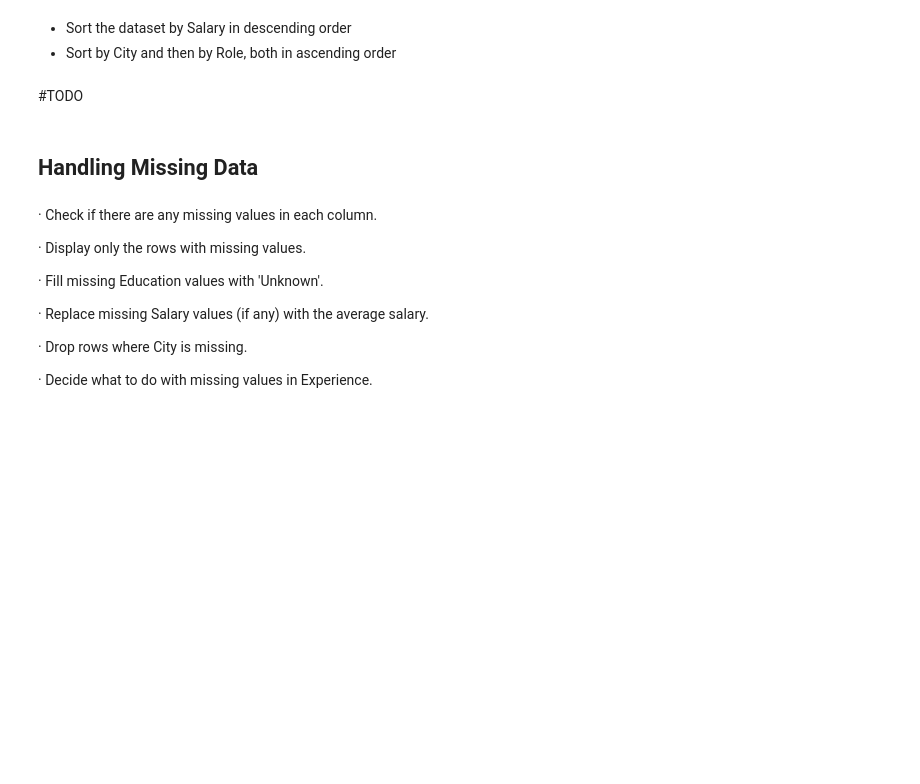
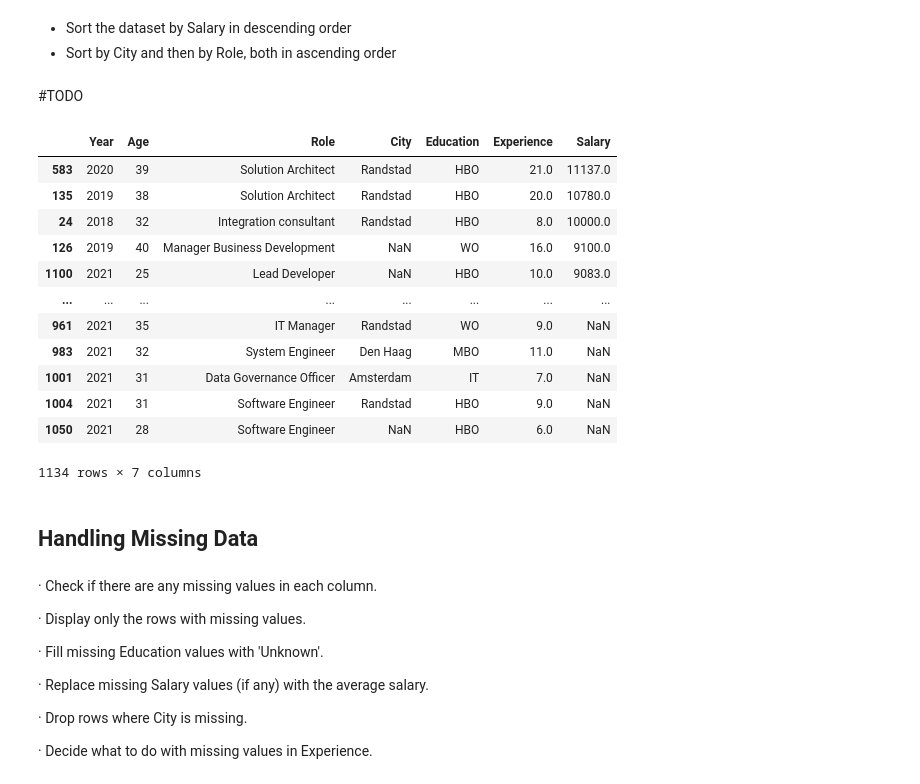
Before and after one commit to PaullGit/AI-healthcare, a Jupyter notebook: Week3/M2_A3_group09.ipynb, the cells around one changed output. Drawn from its saved outputs; the diff is of its cells as text; code cells hidden in the pictures; blank space fills up the shorter version.

```diff
--- a/Week3/M2_A3_group09.ipynb
+++ b/Week3/M2_A3_group09.ipynb
@@ -13,3 +11,26 @@ _Week 3_
+# %%
+#TODO
+import pandas as pd
+
+df = pd.read_excel('netherlands_IT_salaries.xlsx')
+descending = df.sort_values(by='Salary',ascending=False)
+
+city = df.sort_values(by='City',ascending=True)
+role = df.sort_values(by='Role',ascending=True)
+# %% [output]
+|  | Year | Age | Role | City | Education | Experience | Salary |
+| 583 | 2020 | 39 | Solution Architect | Randstad | HBO | 21.0 | 11137.0 |
+| 135 | 2019 | 38 | Solution Architect | Randstad | HBO | 20.0 | 10780.0 |
+| 24 | 2018 | 32 | Integration consultant | Randstad | HBO | 8.0 | 10000.0 |
+| 126 | 2019 | 40 | Manager Business Development | NaN | WO | 16.0 | 9100.0 |
+| 1100 | 2021 | 25 | Lead Developer | NaN | HBO | 10.0 | 9083.0 |
+| ... | ... | ... | ... | ... | ... | ... | ... |
+| 961 | 2021 | 35 | IT Manager | Randstad | WO | 9.0 | NaN |
+| 983 | 2021 | 32 | System Engineer | Den Haag | MBO | 11.0 | NaN |
+| 1001 | 2021 | 31 | Data Governance Officer | Amsterdam | IT | 7.0 | NaN |
+| 1004 | 2021 | 31 | Software Engineer | Randstad | HBO | 9.0 | NaN |
+| 1050 | 2021 | 28 | Software Engineer | NaN | HBO | 6.0 | NaN |
+1134 rows × 7 columns
 # %% [markdown]
 ## Handling Missing Data
 # %% [markdown]
```
Also changed, not shown: parts of 12 cells of this notebook, 1 other file.
